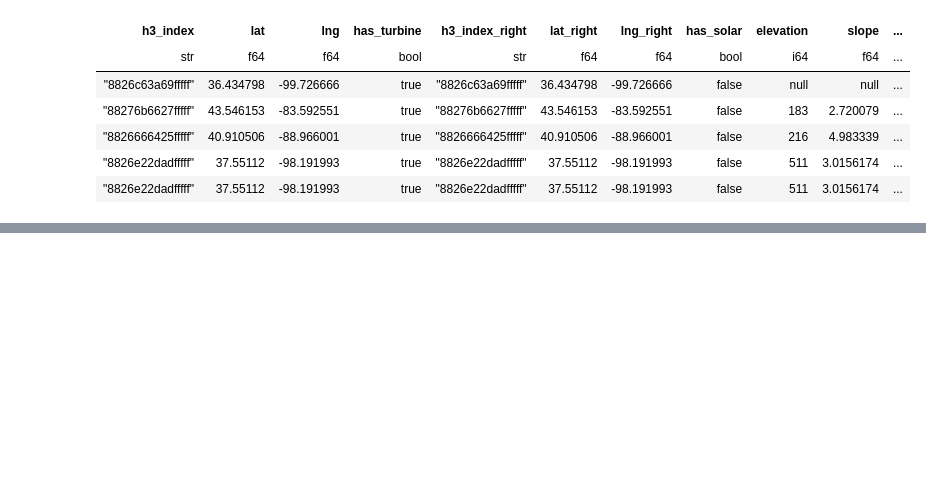
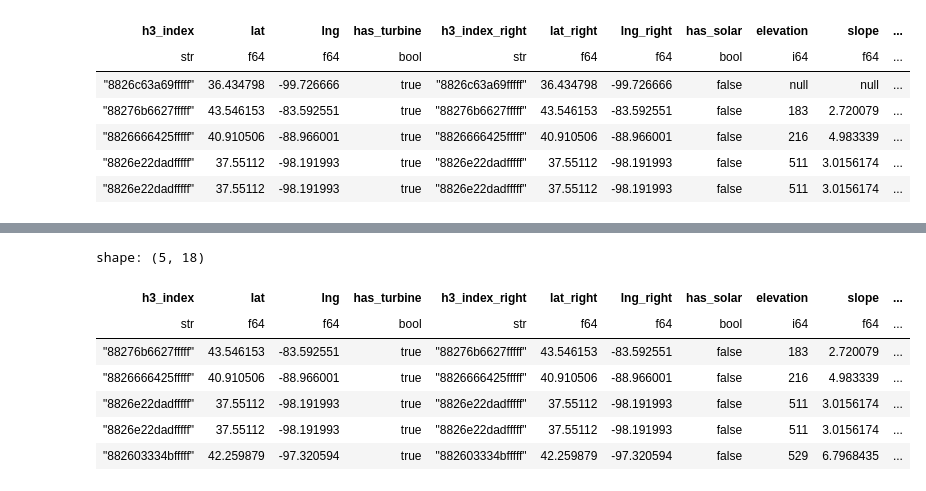
Before and after one commit to Luke-Pitstick/renewably, a Jupyter notebook: src/python/ml/notebooks/nn/model.ipynb, the cells around one changed output, grey strips where cells are left out. Saved outputs shown, nothing was run; the diff lists cells and outputs as text; code cells hidden in the pictures; blank space fills up the shorter version.

```diff
--- a/src/python/ml/notebooks/nn/model.ipynb
+++ b/src/python/ml/notebooks/nn/model.ipynb
@@ -85,0 +1025,11 @@ shape: (2, 2)
+# %%
+df.head()
+# %% [output]
+shape: (5, 18)
+| h3_index | lat | lng | has_turbine | h3_index_right | lat_right | lng_right | has_solar | elevation | slope | ... |
+| str | f64 | f64 | bool | str | f64 | f64 | bool | i64 | f64 | ... |
+| "88276b6627fffff" | 43.546153 | -83.592551 | true | "88276b6627fffff" | 43.546153 | -83.592551 | false | 183 | 2.720079 | ... |
+| "8826666425fffff" | 40.910506 | -88.966001 | true | "8826666425fffff" | 40.910506 | -88.966001 | false | 216 | 4.983339 | ... |
+| "8826e22dadfffff" | 37.55112 | -98.191993 | true | "8826e22dadfffff" | 37.55112 | -98.191993 | false | 511 | 3.0156174 | ... |
+| "8826e22dadfffff" | 37.55112 | -98.191993 | true | "8826e22dadfffff" | 37.55112 | -98.191993 | false | 511 | 3.0156174 | ... |
+| "882603334bfffff" | 42.259879 | -97.320594 | true | "882603334bfffff" | 42.259879 | -97.320594 | false | 529 | 6.7968435 | ... |
```
Also changed, not shown: parts of 19 cells of this notebook, 6 other files.
